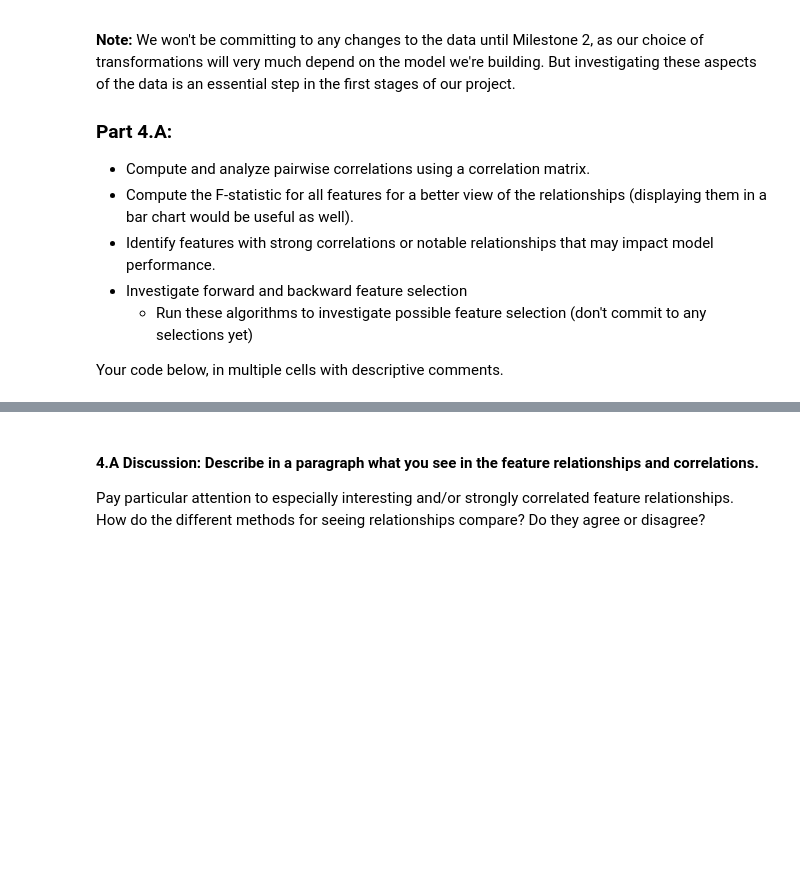
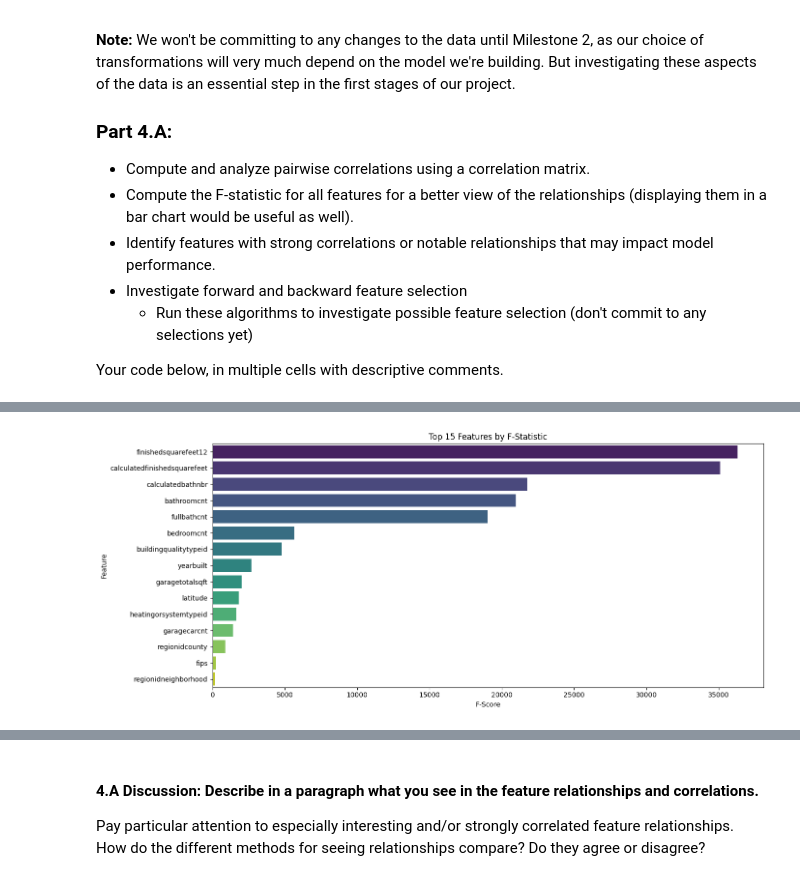
Before and after one commit to awelahi-bu/DX603-Milestone1, a Jupyter notebook: Milestone_01.ipynb, the cells around one changed output, grey strips where cells are left out. Saved outputs shown, nothing was run; the diff lists cells and outputs as text; code cells hidden in the pictures; blank space fills up the shorter version.

```diff
--- a/Milestone_01.ipynb
+++ b/Milestone_01.ipynb
@@ -564,0 +600,24 @@ Your code below, in multiple cells with descriptive comments.
+# %%
+# Split X and y
+X = df_encoded.drop(columns='taxvaluedollarcnt')
+y = df_encoded['taxvaluedollarcnt']
+
+# Compute F-statistics
+f_scores, p_values = f_regression(X, y)
+
+# Create DataFrame for plotting
+f_stats_df = pd.DataFrame({
+    'Feature': X.columns,
+    'F-Score': f_scores,
+    'p-value': p_values
+}).sort_values(by='F-Score', ascending=False)
+# %%
+plt.figure(figsize=(14, 6))
+sns.barplot(x='F-Score', y='Feature', data=f_stats_df.head(15), hue='Feature', palette='viridis',legend=False)
+plt.title('Top 15 Features by F-Statistic')
+plt.xlabel('F-Score')
+plt.ylabel('Feature')
+plt.tight_layout()
+plt.show()
+# %% [output]
+[figure, added]
```
Also changed, not shown: parts of 13 cells of this notebook.
